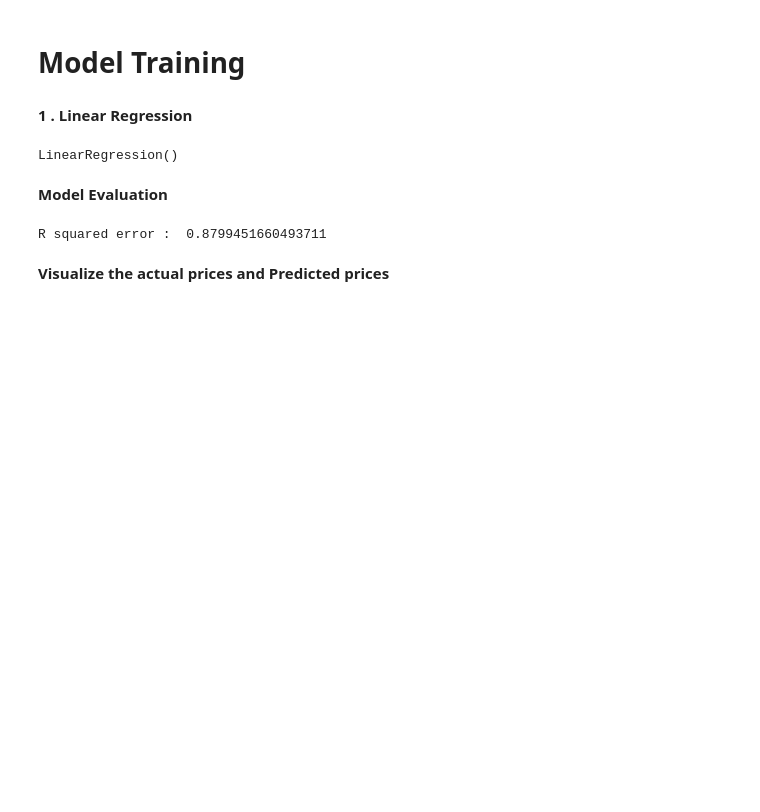
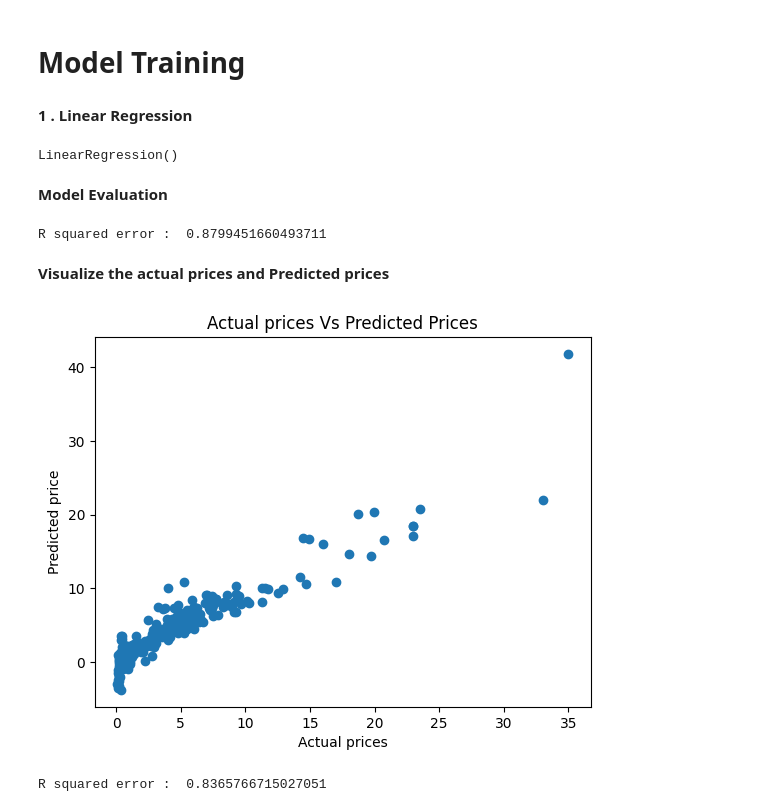
Before and after one commit to najnin26/ML_Algo_Implement, a Jupyter notebook: Regression/car-price-prediction.ipynb, the cells around one changed output. Drawn from its saved outputs; the diff is of its cells as text; code cells hidden in the pictures; blank space fills up the shorter version.

Commit message:
Kaggle Notebook | Car Price Prediction

```diff
--- a/Regression/car-price-prediction.ipynb
+++ b/Regression/car-price-prediction.ipynb
@@ -156,6 +156,6 @@ LinearRegression()
 **Model Evaluation**
 # %%
 # prediction on Training data
-predict=lin_reg_model.predict(X_train)
+train_data_prediction=lin_reg_model.predict(X_train)
 # %%
 # R squared Error
@@ -165,3 +165,11 @@ print("R squared error : ",error_score)
 R squared error :  0.8799451660493711
 # %% [markdown]
 **Visualize the actual prices and Predicted prices**
+# %%
+plt.scatter(Y_train,train_data_prediction)
+plt.xlabel("Actual prices")
+plt.ylabel("Predicted price")
+plt.title("Actual prices Vs Predicted Prices")
+plt.show()
+# %% [output]
+[figure, added]
@@ -167,0 +179,6 @@ R squared error :  0.8799451660493711
+# %%
+# R squared Error
+error_score=metrics.r2_score(Y_test,test_data_prediction)
+print("R squared error : ",error_score)
+# %% [output]
+R squared error :  0.8365766715027051
```
Also changed, not shown: parts of 3 cells of this notebook.
